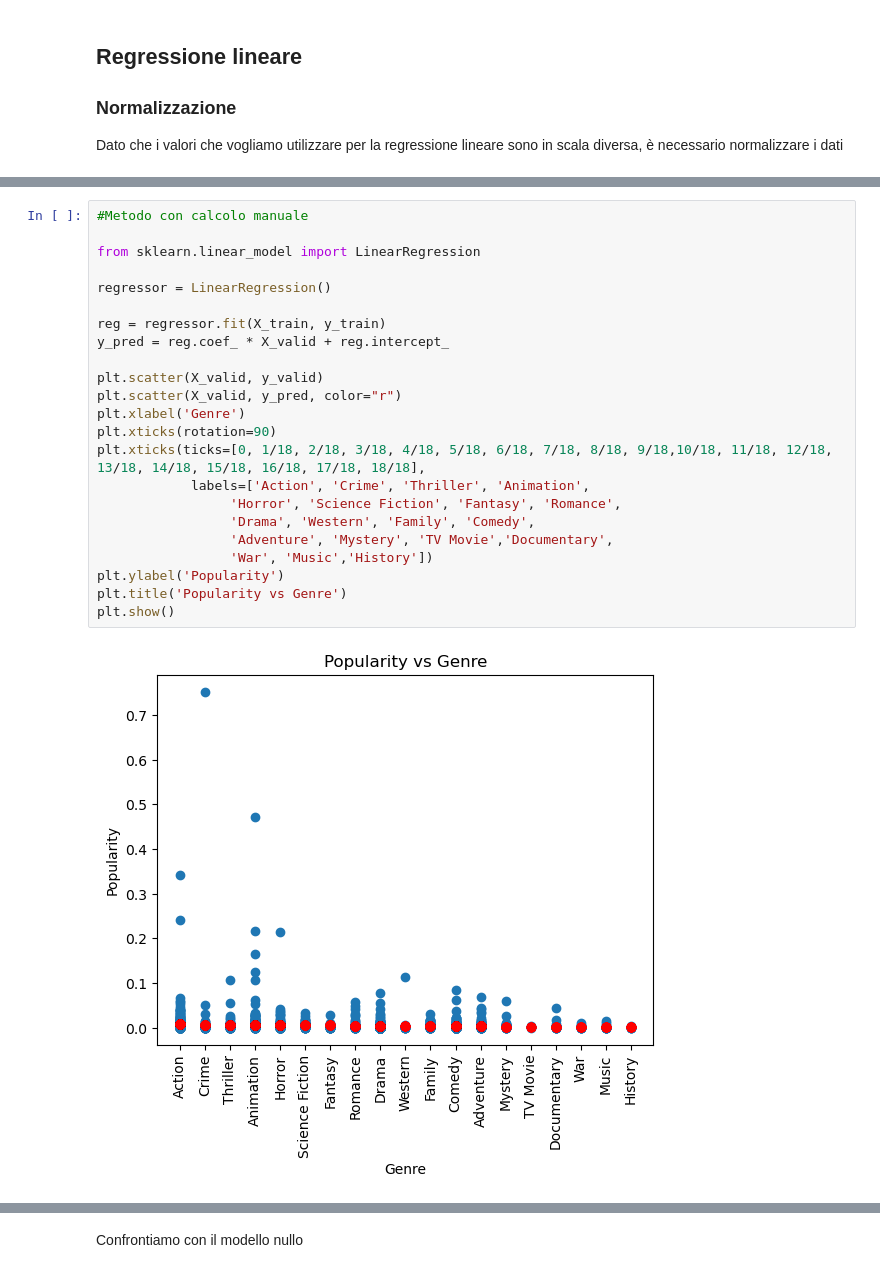
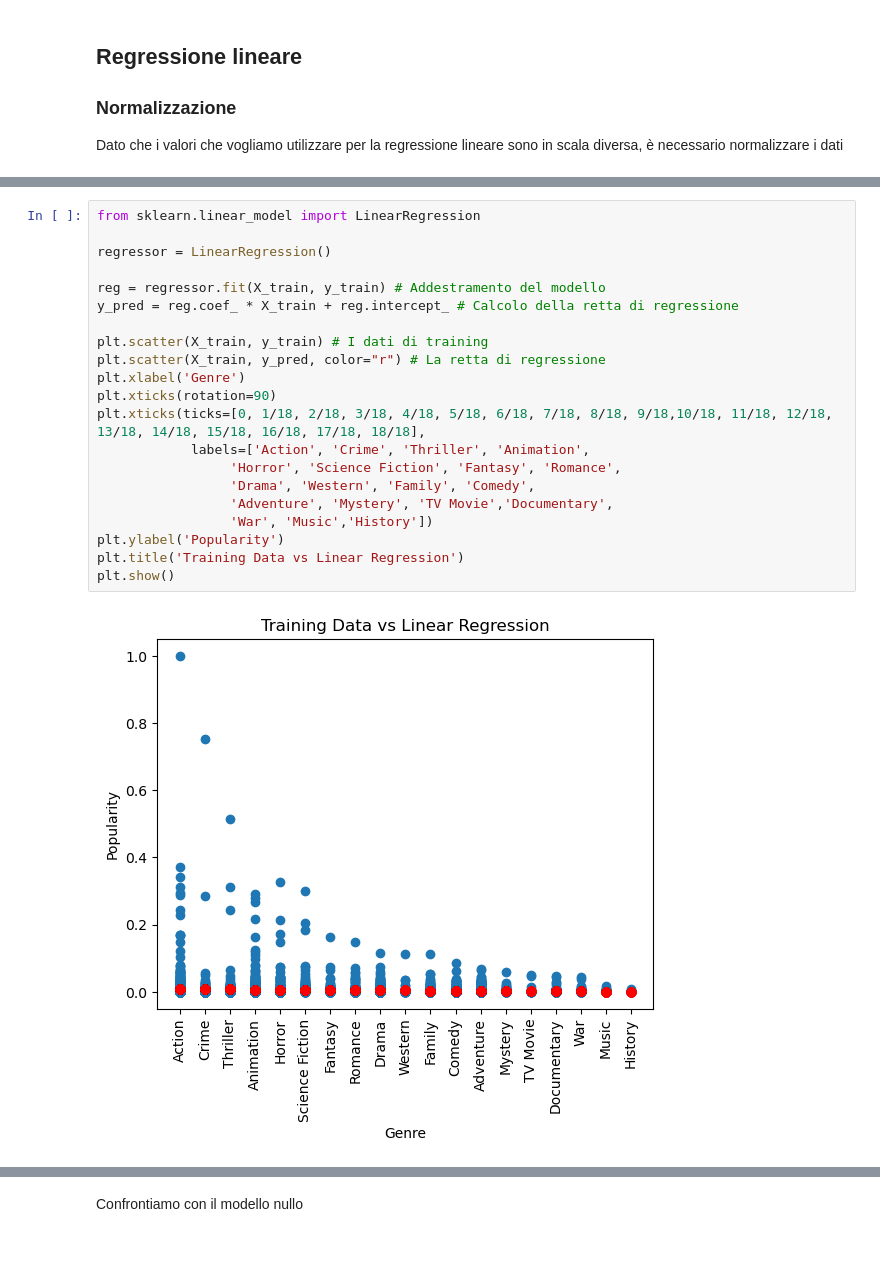
Before and after one commit to giampyhatesyou/Ids, a Jupyter notebook: pr.ipynb, the cells around one changed output, grey strips where cells are left out. Drawn from its saved outputs; the diff is of its cells as text.

```diff
--- a/pr.ipynb
+++ b/pr.ipynb
@@ -451,28 +451,26 @@ y = film_normalized['Popularity']
 # Dividere il dataset in training e validation
 X_train, X_valid, y_train, y_valid = train_test_split(X, y,test_size=0.2)
 # %%
-#Metodo con calcolo manuale
-
 from sklearn.linear_model import LinearRegression
 
 regressor = LinearRegression()
 
-reg = regressor.fit(X_train, y_train)
-y_pred = reg.coef_ * X_valid + reg.intercept_
+reg = regressor.fit(X_train, y_train) # Addestramento del modello
+y_pred = reg.coef_ * X_train + reg.intercept_ # Calcolo della retta di regressione
 
-plt.scatter(X_valid, y_valid)
-plt.scatter(X_valid, y_pred, color="r")
+plt.scatter(X_train, y_train) # I dati di training
+plt.scatter(X_train, y_pred, color="r") # La retta di regressione
 plt.xlabel('Genre')
 plt.xticks(rotation=90)
 plt.xticks(ticks=[0, 1/18, 2/18, 3/18, 4/18, 5/18, 6/18, 7/18, 8/18, 9/18,10/18, 11/18, 12/18, 13/18, 14/18, 15/18, 16/18, 17/18, 18/18],
             labels=['Action', 'Crime', 'Thriller', 'Animation',
                  'Horror', 'Science Fiction', 'Fantasy', 'Romance',
                  'Drama', 'Western', 'Family', 'Comedy',
                  'Adventure', 'Mystery', 'TV Movie','Documentary',
                  'War', 'Music','History'])
 plt.ylabel('Popularity')
-plt.title('Popularity vs Genre')
+plt.title('Training Data vs Linear Regression')
 plt.show()
 # %% [output]
-[figure, old version]
+[figure, new version]
 # %%
```
Also changed, not shown: parts of 7 cells of this notebook.
